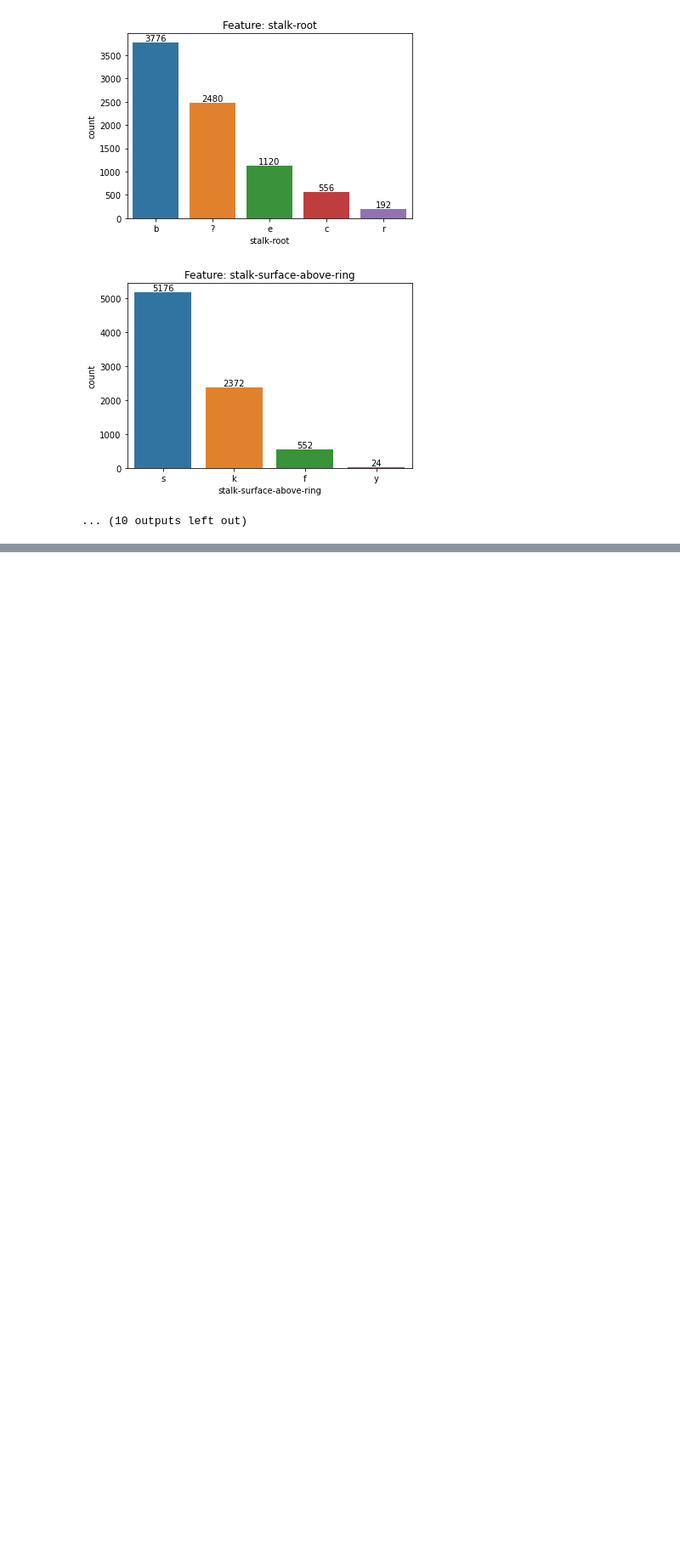
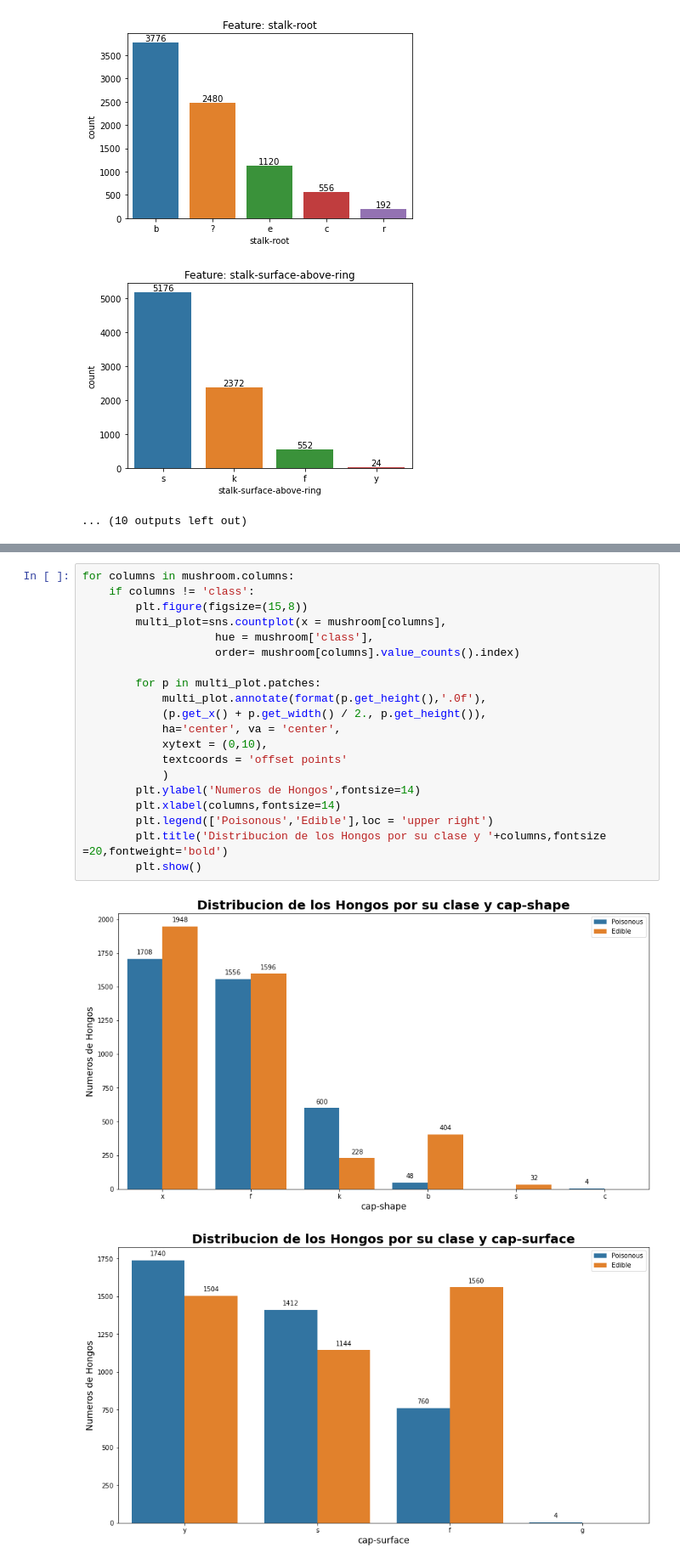
Before and after one commit to geraldb1/Project, a Jupyter notebook: Mushroom Classification/Mushroom.ipynb, the cells around one changed output, grey strips where cells are left out. Shown at 85% size. Saved outputs shown, nothing was run; the diff lists cells and outputs as text; blank space fills up the shorter version.

Commit message:
EDA por clase

```diff
--- a/Mushroom Classification/Mushroom.ipynb
+++ b/Mushroom Classification/Mushroom.ipynb
@@ -148,0 +173,23 @@ for features in mushroom.columns:
+# %%
+for columns in mushroom.columns:
+    if columns != 'class':
+        plt.figure(figsize=(15,8))
+        multi_plot=sns.countplot(x = mushroom[columns],
+                    hue = mushroom['class'],
+                    order= mushroom[columns].value_counts().index)
+
+        for p in multi_plot.patches:
+            multi_plot.annotate(format(p.get_height(),'.0f'),
+            (p.get_x() + p.get_width() / 2., p.get_height()),
+            ha='center', va = 'center',
+            xytext = (0,10),
+            textcoords = 'offset points'
+            )
+        plt.ylabel('Numeros de Hongos',fontsize=14)
+        plt.xlabel(columns,fontsize=14)
+        plt.legend(['Poisonous','Edible'],loc = 'upper right')
+        plt.title('Distribucion de los Hongos por su clase y '+columns,fontsize =20,fontweight='bold')
+        plt.show()
+# %% [output]
+[figure, added]
+[figure, added]
```
Also changed, not shown: parts of 4 cells of this notebook.
